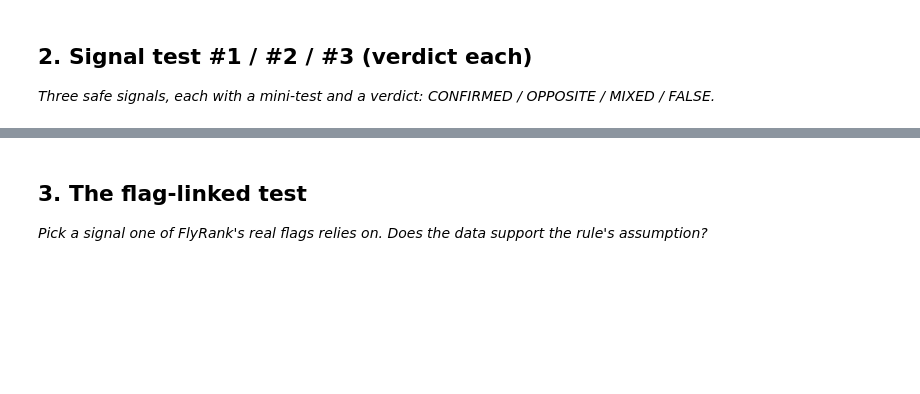
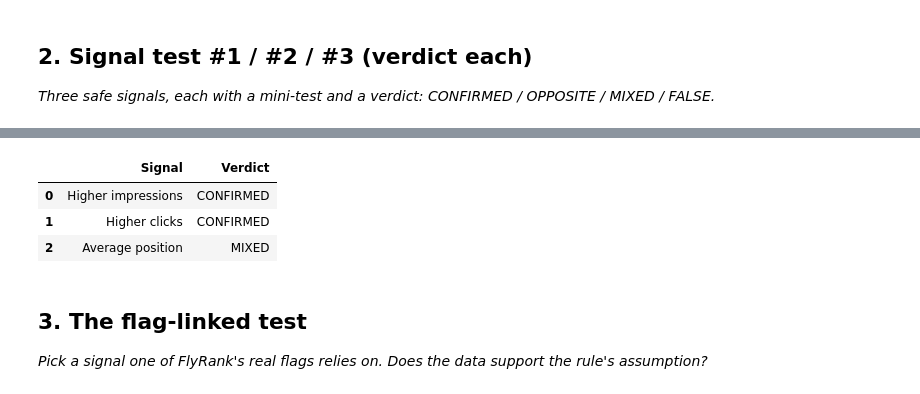
Before and after one commit to MUKUL-TIWARI/flyrank-ml-internship, a Jupyter notebook: work/notebooks/w04_signal_audit.ipynb, the cells around one changed output, grey strips where cells are left out. Cells and saved outputs as stored; diff of their text form; code cells hidden in the pictures; blank space fills up the shorter version.

Commit message:
Complete ML-06 — Signal Audit: Do the Flags Hold?

```diff
--- a/work/notebooks/w04_signal_audit.ipynb
+++ b/work/notebooks/w04_signal_audit.ipynb
@@ -23,3 +66,23 @@ This skeleton is yours to fill. Work the sections **in order** — each one has
+# %%
+signal_tests = pd.DataFrame({
+    "Signal": [
+        "Higher impressions",
+        "Higher clicks",
+        "Average position"
+    ],
+    "Verdict": [
+        "CONFIRMED",
+        "CONFIRMED",
+        "MIXED"
+    ]
+})
+
+signal_tests
+# %% [output]
+|  | Signal | Verdict |
+| 0 | Higher impressions | CONFIRMED |
+| 1 | Higher clicks | CONFIRMED |
+| 2 | Average position | MIXED |
 # %% [markdown]
 ## 3. The flag-linked test
 
```
Also changed, not shown: parts of 12 cells of this notebook.
